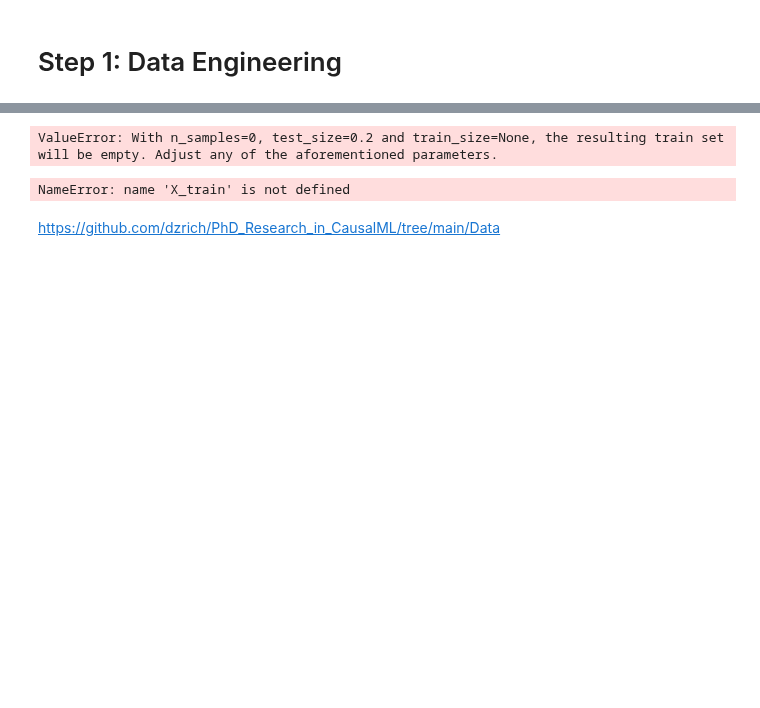
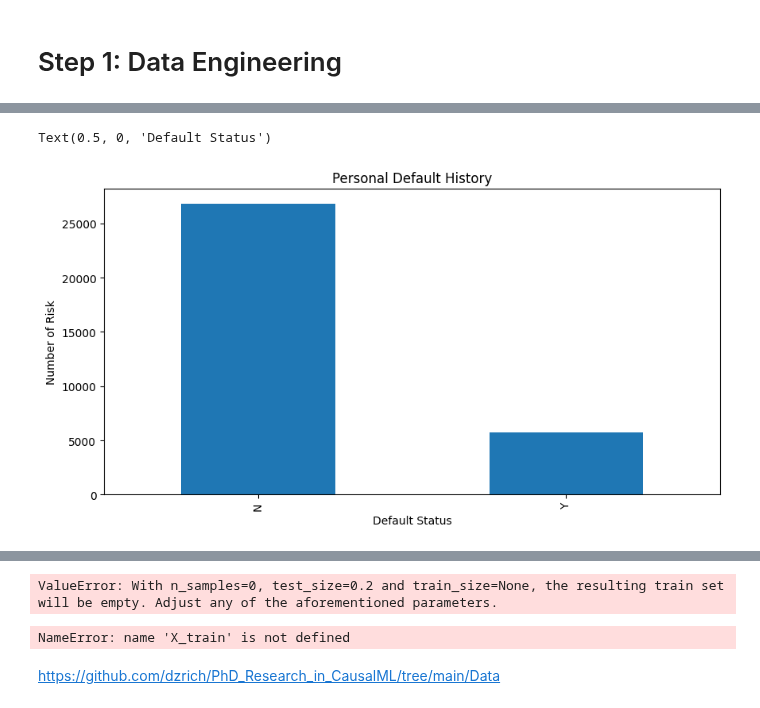
Before and after one commit to dzrich/PhD_Research_in_CausalML, a Jupyter notebook: CausalML.ipynb, the cells around one changed output, grey strips where cells are left out. Drawn from its saved outputs; the diff is of its cells as text; code cells hidden in the pictures; blank space fills up the shorter version.

```diff
--- a/CausalML.ipynb
+++ b/CausalML.ipynb
@@ -78,0 +187,2 @@ print(CreditRiskDataset.head())
+# %%
+df = CreditRiskDataset.drop(['Unnamed: 15','Unnamed: 16'], axis=1)
@@ -78,0 +191,3 @@ print(CreditRiskDataset.head())
+# %%
+df['person_emp_length'] = df['person_emp_length'].fillna(df['person_emp_length'].mean())
+df['loan_int_rate'] = df['loan_int_rate'].fillna(df['loan_int_rate'].mean())
@@ -78,0 +201,8 @@ print(CreditRiskDataset.head())
+# %%
+df.cb_person_default_on_file.value_counts().plot(kind='bar', figsize =(10,5))
+plt.title("Personal Default History")
+plt.ylabel('Number of Risk')
+plt.xlabel('Default Status')
+# %% [output]
+Text(0.5, 0, 'Default Status')
+[figure, added]
```
Also changed, not shown: parts of 23 cells of this notebook.
